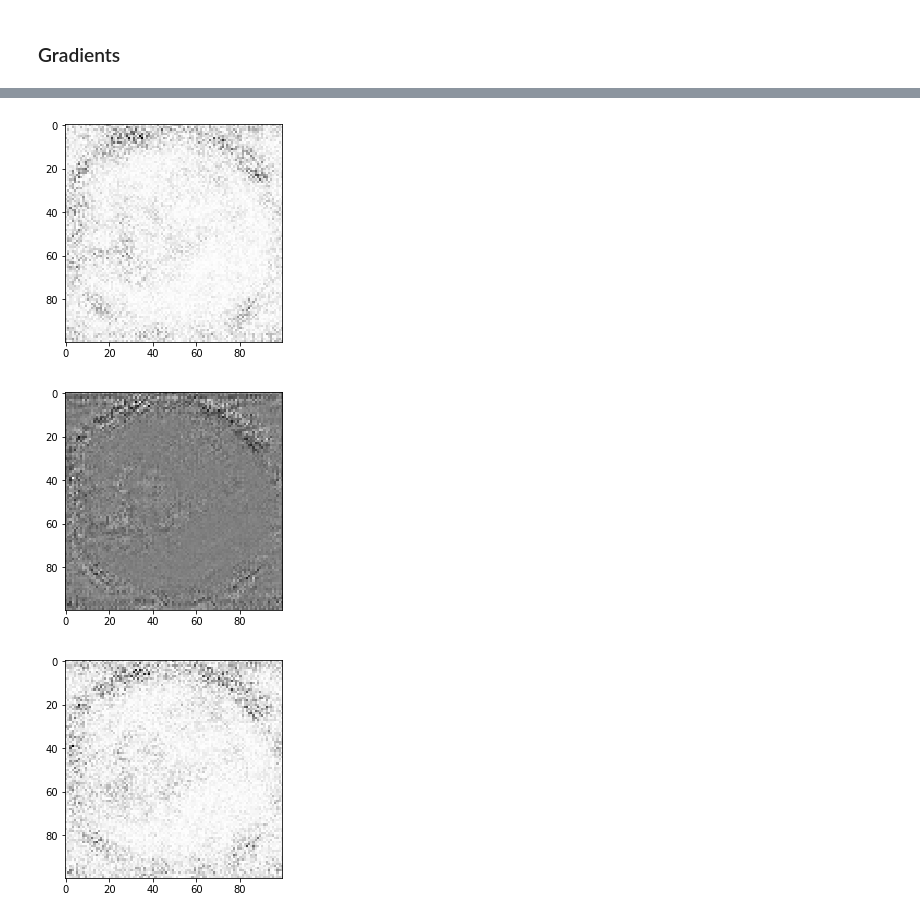
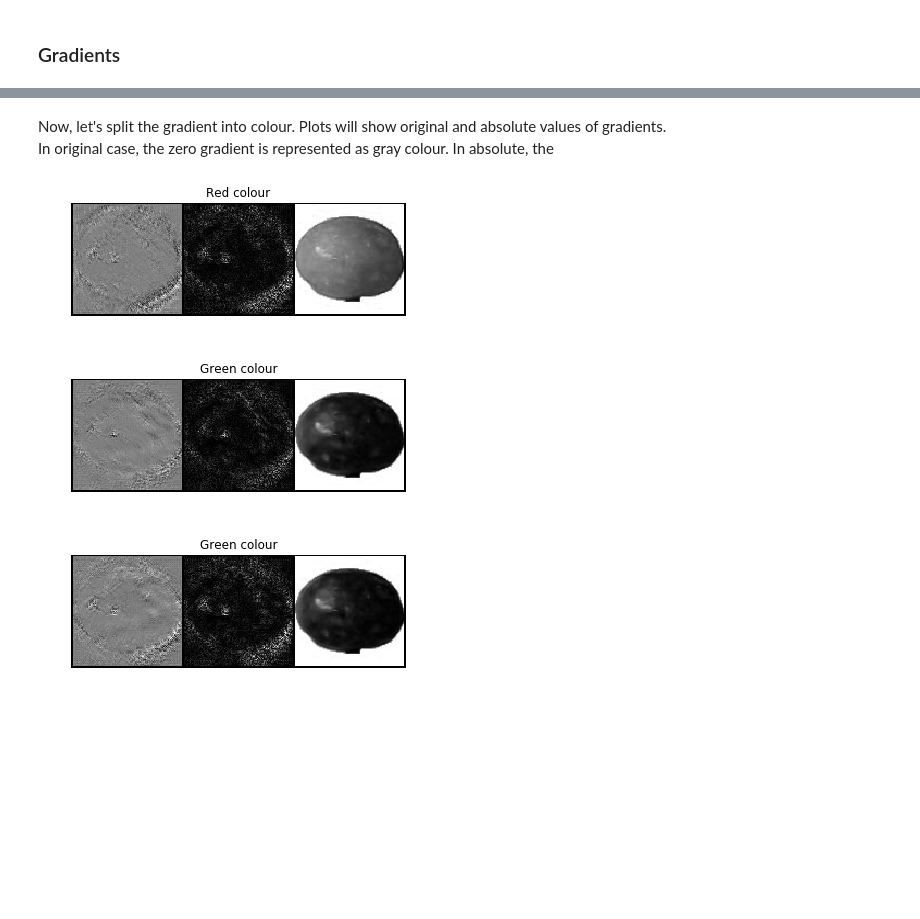
Before and after one commit to mkfilipiuk/DNN_assignment_1, a Jupyter notebook: mf385423_assignment_1.ipynb, the cells around one changed output, grey strips where cells are left out. Drawn from its saved outputs; the diff is of its cells as text; code cells hidden in the pictures; blank space fills up the shorter version.

```diff
--- a/mf385423_assignment_1.ipynb
+++ b/mf385423_assignment_1.ipynb
@@ -51,3 +54,5 @@ Finished Training
 # %%
 train_class_to_id, train_set_loader = load_dataset(config["DATA_PATH"] + config["TRAIN_PATH"], batch_size=1)
-images, labels = iter(train_set_loader).next()
+id_to_train_class = reverse_dict(train_class_to_id)
+images, labels = get_first_image(train_set_loader)
+fruit_name = get_fruit_name(id_to_train_class, labels)
@@ -118,3 +115,5 @@ grads = images_grad.grad
+# %%
+grads = get_gradients_of_image(network, images, labels)
 # %%
 picture = grads.cpu()[0]
 R,G,B = grads.cpu()[0]
@@ -143,0 +120,5 @@ imshow(torchvision.utils.make_grid((G + GLength/2)/GLength))
+# %%
+global_max, global_min, global_abs_max = get_max_min_abs_max(picture)
+R_max, R_min, R_abs_max = get_max_min_abs_max(R)
+G_max, G_min, G_abs_max = get_max_min_abs_max(G)
+B_max, B_min, B_abs_max = get_max_min_abs_max(B)
@@ -144,15 +133,16 @@ imshow(torchvision.utils.make_grid((G + GLength/2)/GLength))
+# %% [markdown]
+Now, let's split the gradient into colour. Plots will show original and absolute values of gradients.
+In original case, the zero gradient is represented as gray colour.
+In absolute, the
+# %%
+imshow(torchvision.utils.make_grid([multiply_gray_picture((R)/(2*R_abs_max) + 1/2), multiply_gray_picture((torch.abs(R))/(R_abs_max)), multiply_gray_picture(images[0][0])]), title="Red colour")
+# %% [output]
+[figure, added]
 # %%
-imshow(torchvision.utils.make_grid(1-(torch.abs(G))/GLength*2))
+imshow(torchvision.utils.make_grid([multiply_gray_picture((G)/(2*G_abs_max) + 1/2), multiply_gray_picture((torch.abs(G))/(G_abs_max)), multiply_gray_picture(images[0][1])]), title="Green colour")
 # %% [output]
-[figure, old version]
+[figure, new version]
-# %%
-RMax = torch.max(R)
-RMin = torch.min(R)
-RLength = 2*torch.max(torch.abs(RMax),torch.abs(RMin))
-imshow(torchvision.utils.make_grid((R + RLength/2)/RLength))
-# %% [output]
-[figure, removed]
 # %%
-imshow(torchvision.utils.make_grid(1-(torch.abs(R))/RLength*2))
+imshow(torchvision.utils.make_grid([multiply_gray_picture((B)/(2*B_abs_max) + 1/2), multiply_gray_picture((torch.abs(B))/(B_abs_max)), multiply_gray_picture(images[0][2])]), title="Green colour")
 # %% [output]
-[figure, old version]
+[figure, new version]
```
Also changed, not shown: parts of 37 cells of this notebook, 3 other files.
